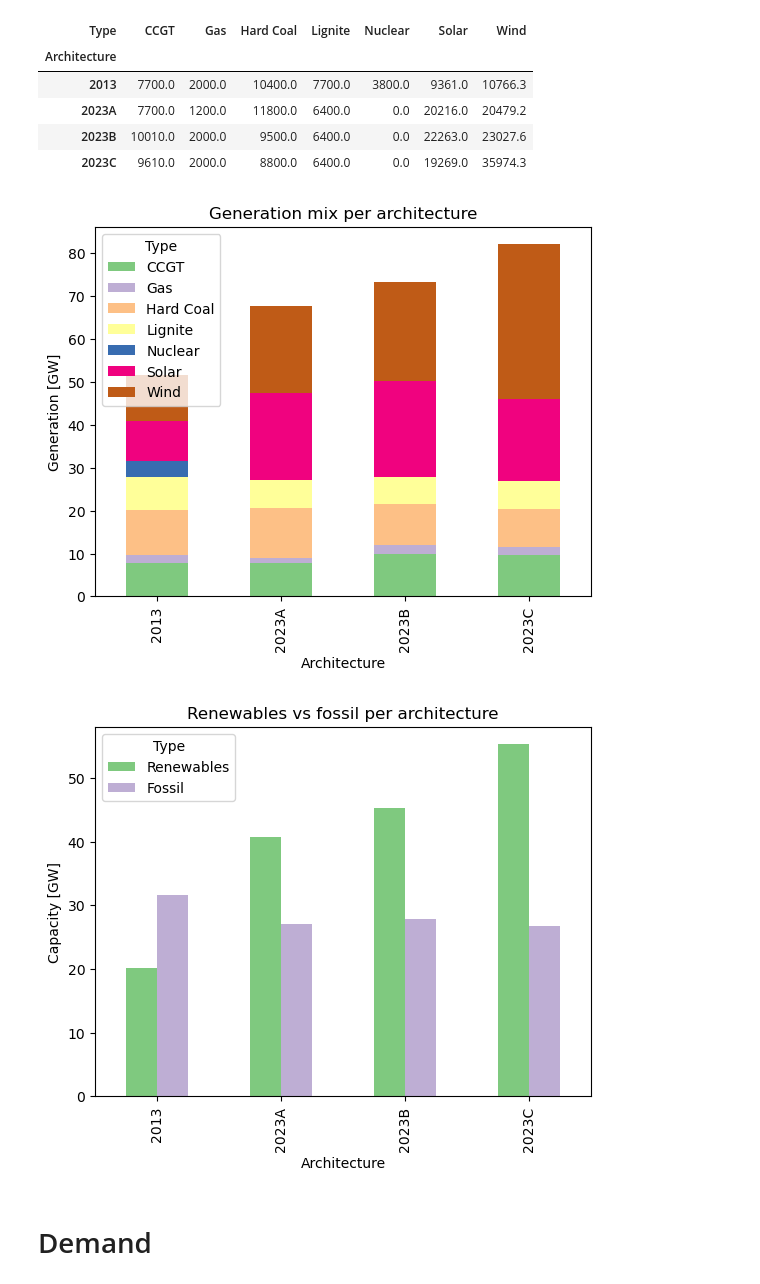
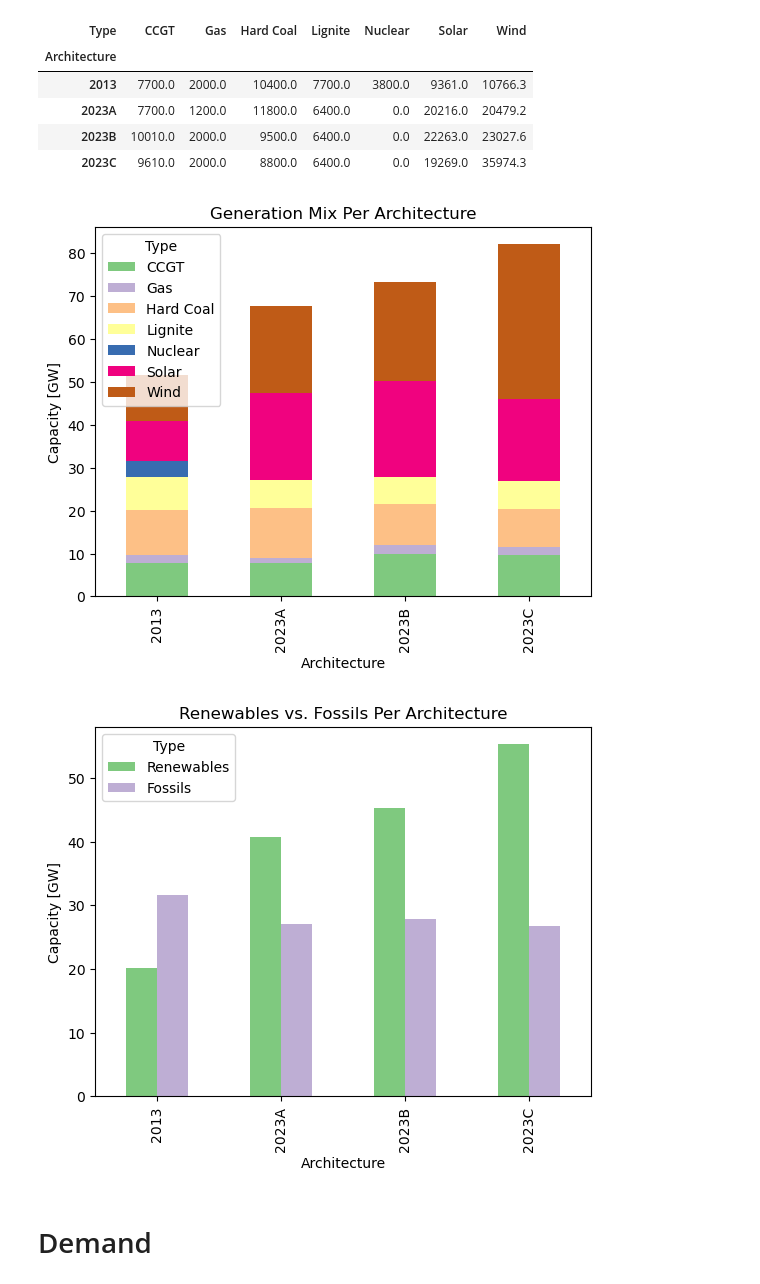
Before and after one commit to mogottsch/amo-team-project, a Jupyter notebook: notebooks/02a_architectures.ipynb, the cells around one changed output. Cells and saved outputs as stored; diff of their text form; code cells hidden in the pictures.

```diff
--- a/notebooks/02a_architectures.ipynb
+++ b/notebooks/02a_architectures.ipynb
@@ -48,13 +55,13 @@ mix_per_architecture
 mix_per_architecture = mix_per_architecture / 1000
 # %%
 ax = mix_per_architecture.plot(kind="bar", stacked=True)
-ax.set_title("Generation mix per architecture")
-ax.set_ylabel("Generation [GW]")
+ax.set_title("Generation Mix Per Architecture")
+ax.set_ylabel("Capacity [GW]")
 
 plt.savefig("../figures/generation_mix_per_architecture.png", bbox_inches="tight")
 plt.show()
 # %% [output]
-[figure, old version]
+[figure, new version]
 # %%
 mix_tmp = mix_per_architecture.copy()
 renewable_types = ["Wind", "Solar"]
@@ -64,13 +71,13 @@ mix_tmp["fossil"] = mix_tmp[fossil_types].sum(axis=1)
 # %%
 ax = mix_tmp[["renewables", "fossil"]].rename(columns={
 	"renewables": "Renewables",
-	"fossil": "Fossil"
+	"fossil": "Fossils"
 }).plot(kind="bar")
-ax.set_title("Renewables vs fossil per architecture")
+ax.set_title("Renewables vs. Fossils Per Architecture")
 ax.set_ylabel("Capacity [GW]")
 plt.savefig("../figures/renewables_vs_fossil_per_architecture.png", bbox_inches="tight")
 plt.show()
 # %% [output]
-[figure, old version]
+[figure, new version]
 # %% [markdown]
 # Demand
```
Also changed, not shown: parts of 7 cells of this notebook, 13 other files.
